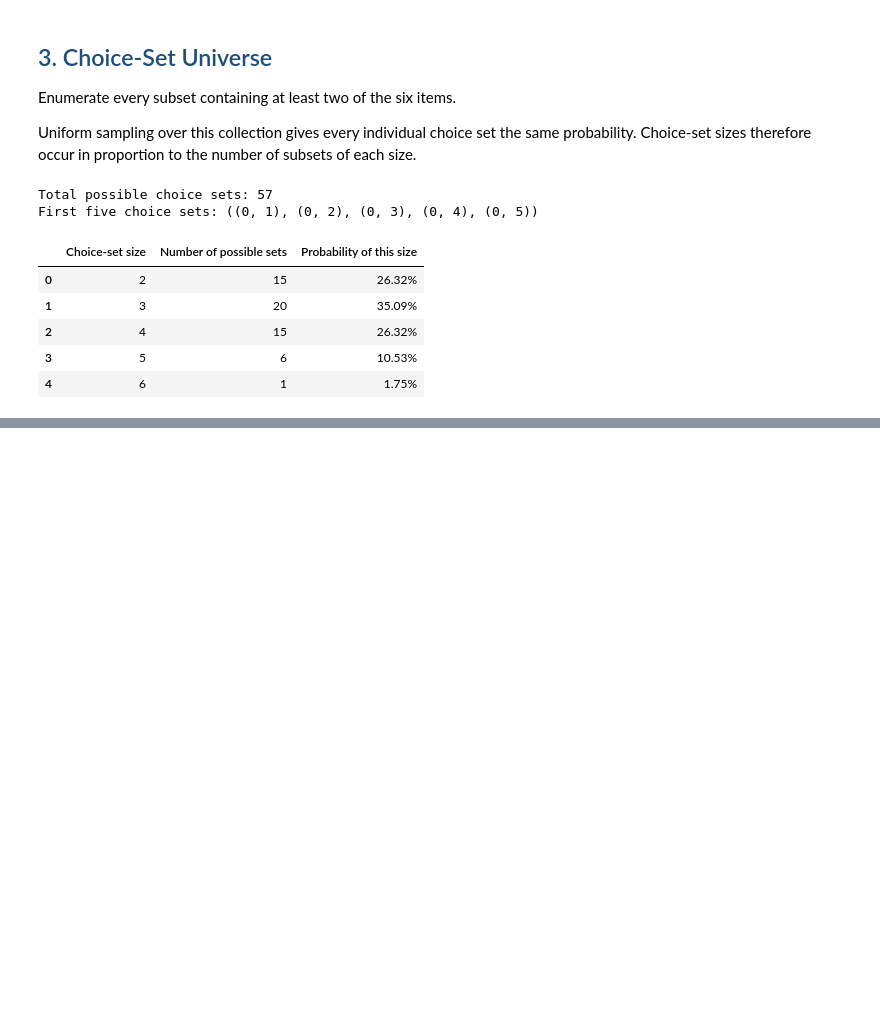
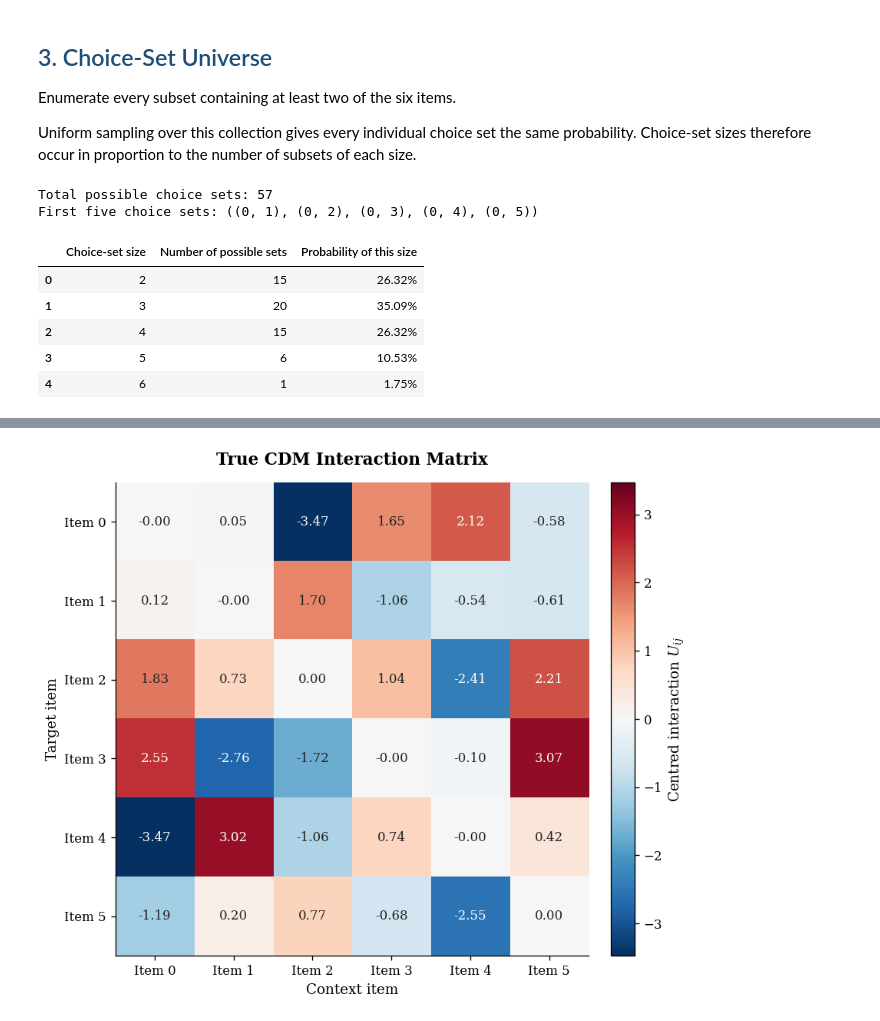
Before and after one commit to rbhdsks/Learning-from-Comparison-Data-Master-Thesis-Project-, a Jupyter notebook: notebooks/experiments/Context_Dependent_Model/CDM_Paper_Reproduction/01_synthetic_recovery.ipynb, the cells around one changed output, grey strips where cells are left out. Cells and saved outputs as stored; diff of their text form; code cells hidden in the pictures; blank space fills up the shorter version.

```diff
--- a/notebooks/experiments/Context_Dependent_Model/CDM_Paper_Reproduction/01_synthetic_recovery.ipynb
+++ b/notebooks/experiments/Context_Dependent_Model/CDM_Paper_Reproduction/01_synthetic_recovery.ipynb
@@ -285,0 +422,83 @@ First five choice sets: ((0, 1), (0, 2), (0, 3), (0, 4), (0, 5))
+# %%
+# Plot and save the true CDM interaction matrix with a colour scale centred at zero.
+
+interaction_values = (
+    true_interactions.detach().cpu().numpy()
+)
+
+colour_limit = float(
+    np.abs(interaction_values).max()
+)
+
+if colour_limit == 0.0:
+    colour_limit = 1.0
+
+figure, axis = plt.subplots(
+    figsize=(7.2, 6.0),
+)
+
+heatmap = axis.imshow(
+    interaction_values,
+    cmap="RdBu_r",
+    vmin=-colour_limit,
+    vmax=colour_limit,
+    interpolation="nearest",
+    aspect="equal",
+)
+
+axis.set_xticks(
+    range(NUMBER_OF_ITEMS),
+    labels=item_labels,
+)
+
+axis.set_yticks(
+    range(NUMBER_OF_ITEMS),
+    labels=item_labels,
+)
+
+axis.set_xlabel("Context item")
+axis.set_ylabel("Target item")
+axis.set_title(
+    "True CDM Interaction Matrix",
+    pad=14,
+)
+
+axis.grid(False)
+
+for row in range(NUMBER_OF_ITEMS):
+    for column in range(NUMBER_OF_ITEMS):
+        value = interaction_values[row, column]
+
+        axis.text(
+            column,
+            row,
+            f"{value:.2f}",
+            ha="center",
+            va="center",
+            fontsize=10,
+            color=(
+                "white"
+                if abs(value) > 0.60 * colour_limit
+                else "#222222"
+            ),
+        )
+
+colourbar = figure.colorbar(
+    heatmap,
+    ax=axis,
+    fraction=0.046,
+    pad=0.04,
+)
+
+colourbar.set_label(
+    r"Centred interaction $U_{ij}$"
+)
+
+figure.savefig(
+    FIGURE_DIRECTORY / "01_true_interaction_matrix.pdf",
+    bbox_inches="tight",
+)
+
+plt.show()
+# %% [output]
+[figure, added]
```
Also changed, not shown: parts of 5 cells of this notebook.
